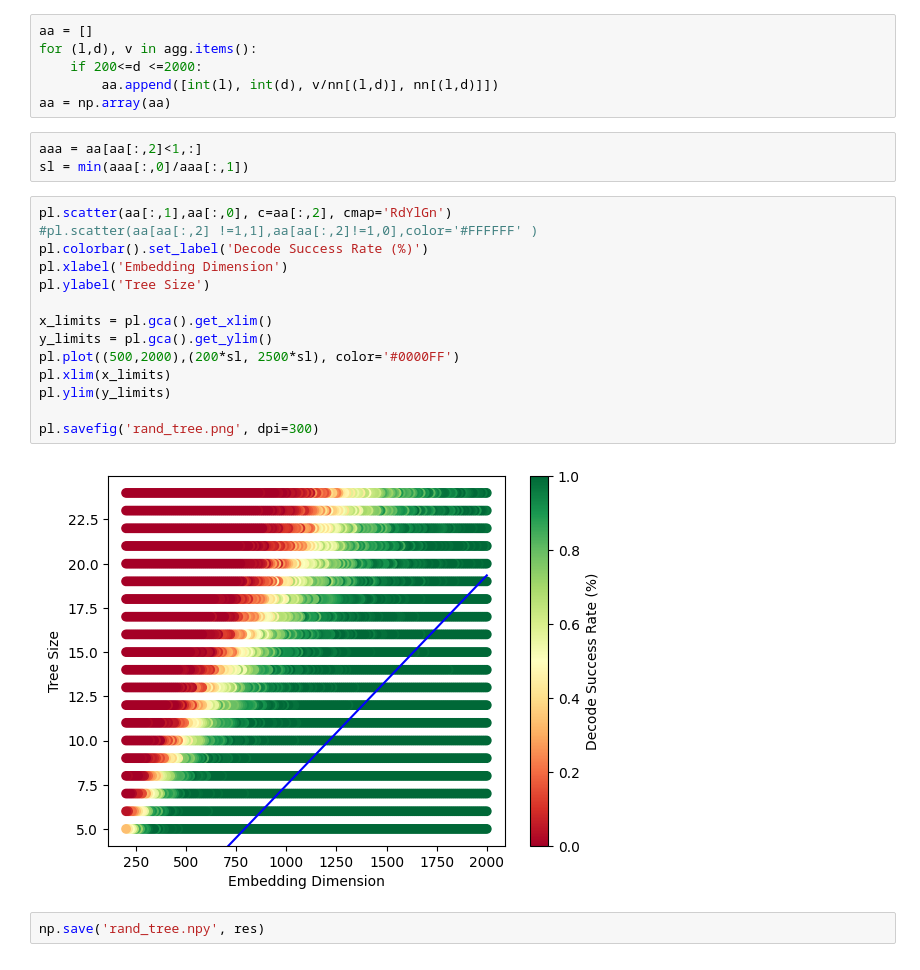
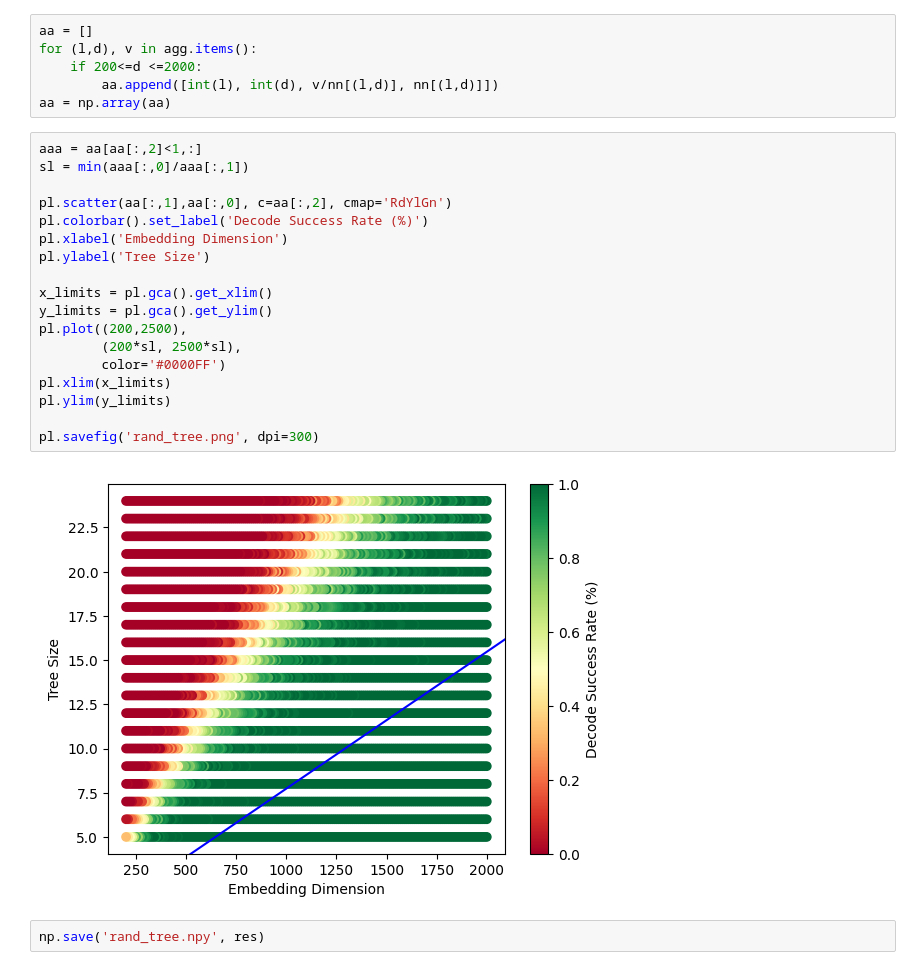
Before and after one commit to jtmaher/Embedding, a Jupyter notebook: Random Trees.ipynb, the cells around one changed output. Drawn from its saved outputs; the diff is of its cells as text.

```diff
--- a/Random Trees.ipynb
+++ b/Random Trees.ipynb
@@ -110,25 +110,26 @@ for (l,d), v in agg.items():
     if 200<=d <=2000:
         aa.append([int(l), int(d), v/nn[(l,d)], nn[(l,d)]])
 aa = np.array(aa)
-# %%
-aaa = aa[aa[:,2]<1,:]
-sl = min(aaa[:,0]/aaa[:,1])
 # %%
+aaa = aa[aa[:,2]<1,:]
+sl = min(aaa[:,0]/aaa[:,1])
+
 pl.scatter(aa[:,1],aa[:,0], c=aa[:,2], cmap='RdYlGn')
-#pl.scatter(aa[aa[:,2] !=1,1],aa[aa[:,2]!=1,0],color='#FFFFFF' )
 pl.colorbar().set_label('Decode Success Rate (%)')
 pl.xlabel('Embedding Dimension')
 pl.ylabel('Tree Size')
 
 x_limits = pl.gca().get_xlim()
 y_limits = pl.gca().get_ylim()
-pl.plot((500,2000),(200*sl, 2500*sl), color='#0000FF')
+pl.plot((200,2500),
+        (200*sl, 2500*sl),
+        color='#0000FF')
 pl.xlim(x_limits)
 pl.ylim(y_limits)
 
 pl.savefig('rand_tree.png', dpi=300)
 # %% [output]
-[figure, old version]
+[figure, new version]
 # %%
 np.save('rand_tree.npy', res)
 # %%
```
Also changed, not shown: 4 other files.
